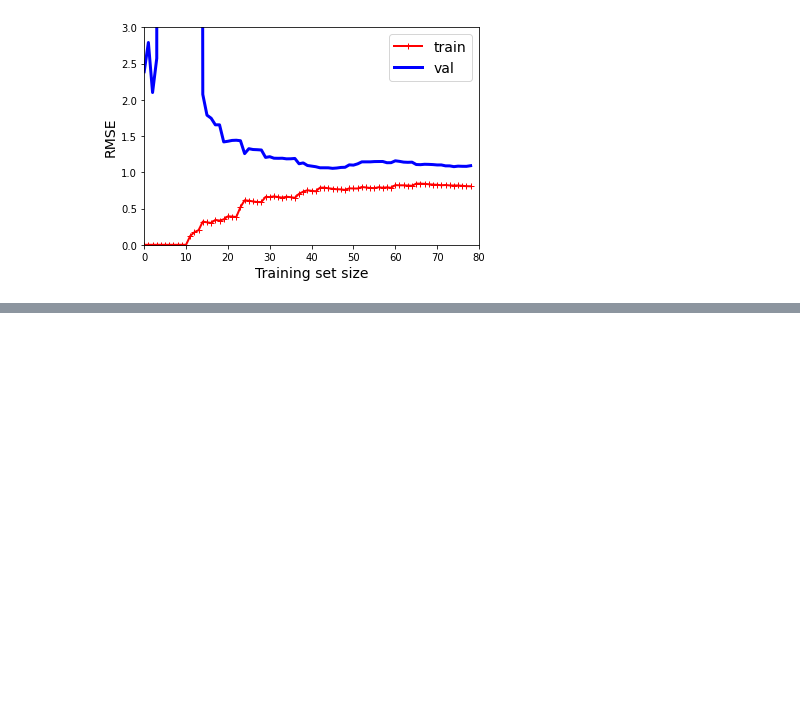
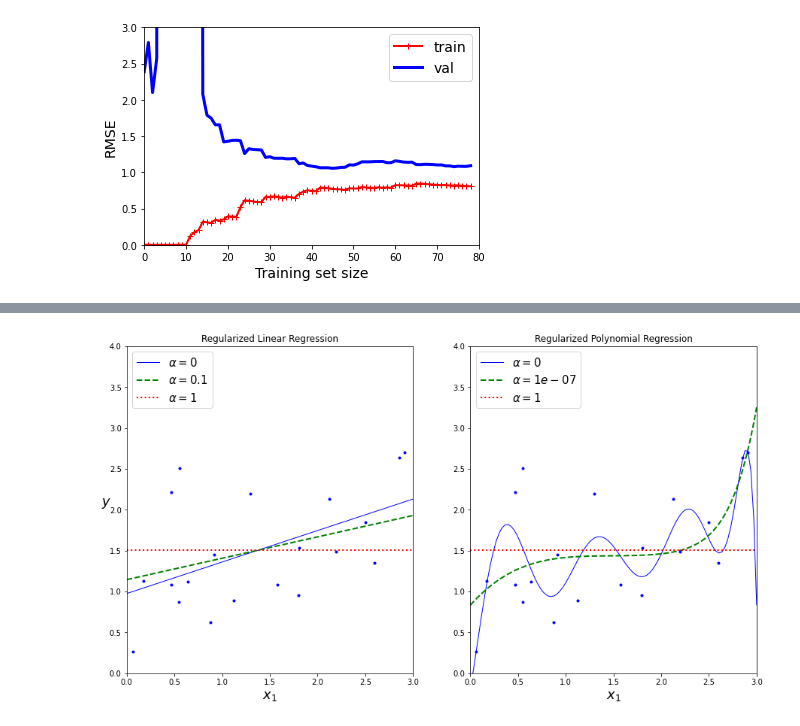
Before and after one commit to mrutyunjay17/Hands-On-Machine-Learning, a Jupyter notebook: 4_training_models/cases.ipynb, the cells around one changed output, grey strips where cells are left out. Saved outputs shown, nothing was run; the diff lists cells and outputs as text; code cells hidden in the pictures; blank space fills up the shorter version.

```diff
--- a/4_training_models/cases.ipynb
+++ b/4_training_models/cases.ipynb
@@ -363,0 +441,15 @@ $J(\theta) = MSE(\theta) + \alpha \sum_{\substack{
+# %%
+from sklearn.linear_model import Lasso
+
+plt.figure(figsize=(15, 8))
+plt.subplot(121)
+plot_model(Lasso, polynomial=False, alphas=(0, 0.1, 1), random_state=42)
+plt.ylabel("$y$", rotation=0, fontsize=18)
+plt.title("Regularized Linear Regression")
+
+plt.subplot(122)
+plot_model(Lasso, polynomial=True, alphas=(0, 10**-7, 1), random_state=42)
+plt.title("Regularized Polynomial Regression")
+plt.show()
+# %% [output]
+[figure, added]
```
Also changed, not shown: parts of 8 cells of this notebook, 4 other files.
